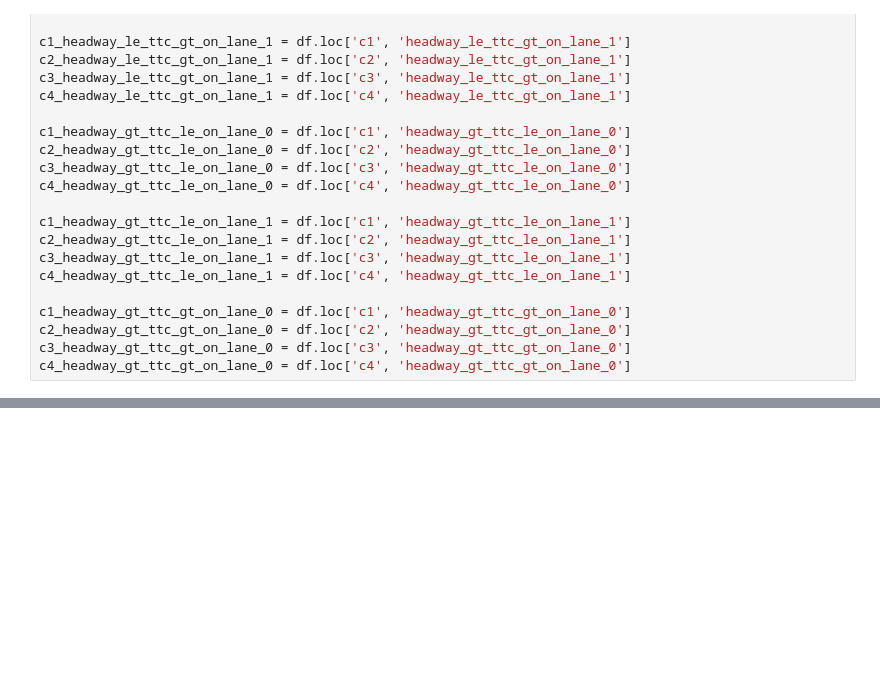
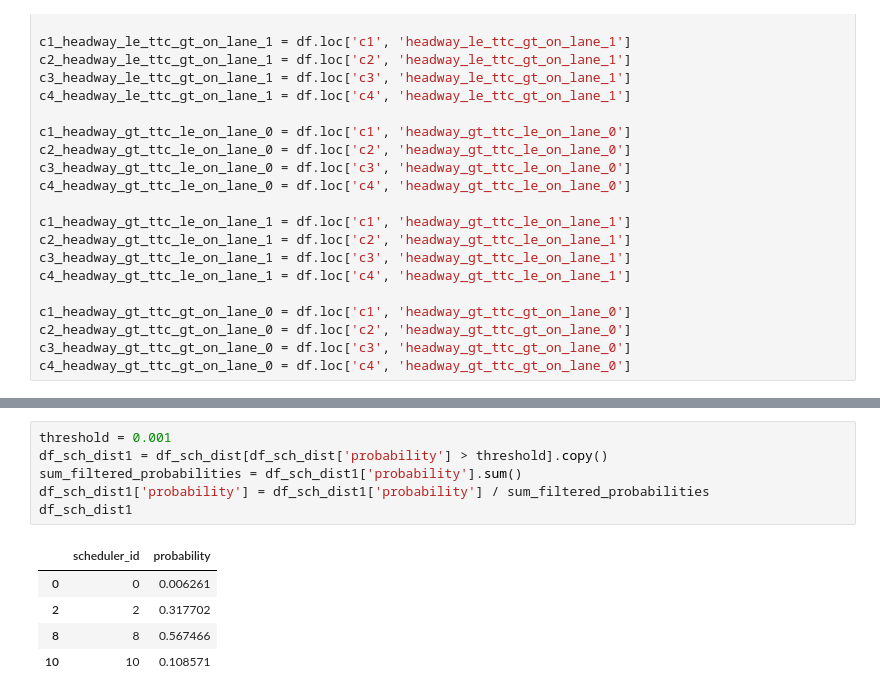
Before and after one commit to gxshub/realtime-drl-switch, a Jupyter notebook: scripts/case_study/Case_Study.ipynb, the cells around one changed output, grey strips where cells are left out. Drawn from its saved outputs; the diff is of its cells as text; blank space fills up the shorter version.

```diff
--- a/scripts/analysis.ipynb
+++ b/scripts/case_study/Case_Study.ipynb
@@ -684,0 +794,12 @@ const double ggy4 = 1-lln4-lly4-lgn4-lgy4-gln4-gly4-ggn4;
+# %%
+threshold = 0.001
+df_sch_dist1 = df_sch_dist[df_sch_dist['probability'] > threshold].copy()
+sum_filtered_probabilities = df_sch_dist1['probability'].sum()
+df_sch_dist1['probability'] = df_sch_dist1['probability'] / sum_filtered_probabilities
+df_sch_dist1
+# %% [output]
+|  | scheduler_id | probability |
+| 0 | 0 | 0.006261 |
+| 2 | 2 | 0.317702 |
+| 8 | 8 | 0.567466 |
+| 10 | 10 | 0.108571 |
```
Also changed, not shown: parts of 28 cells of this notebook, 59 other files.
